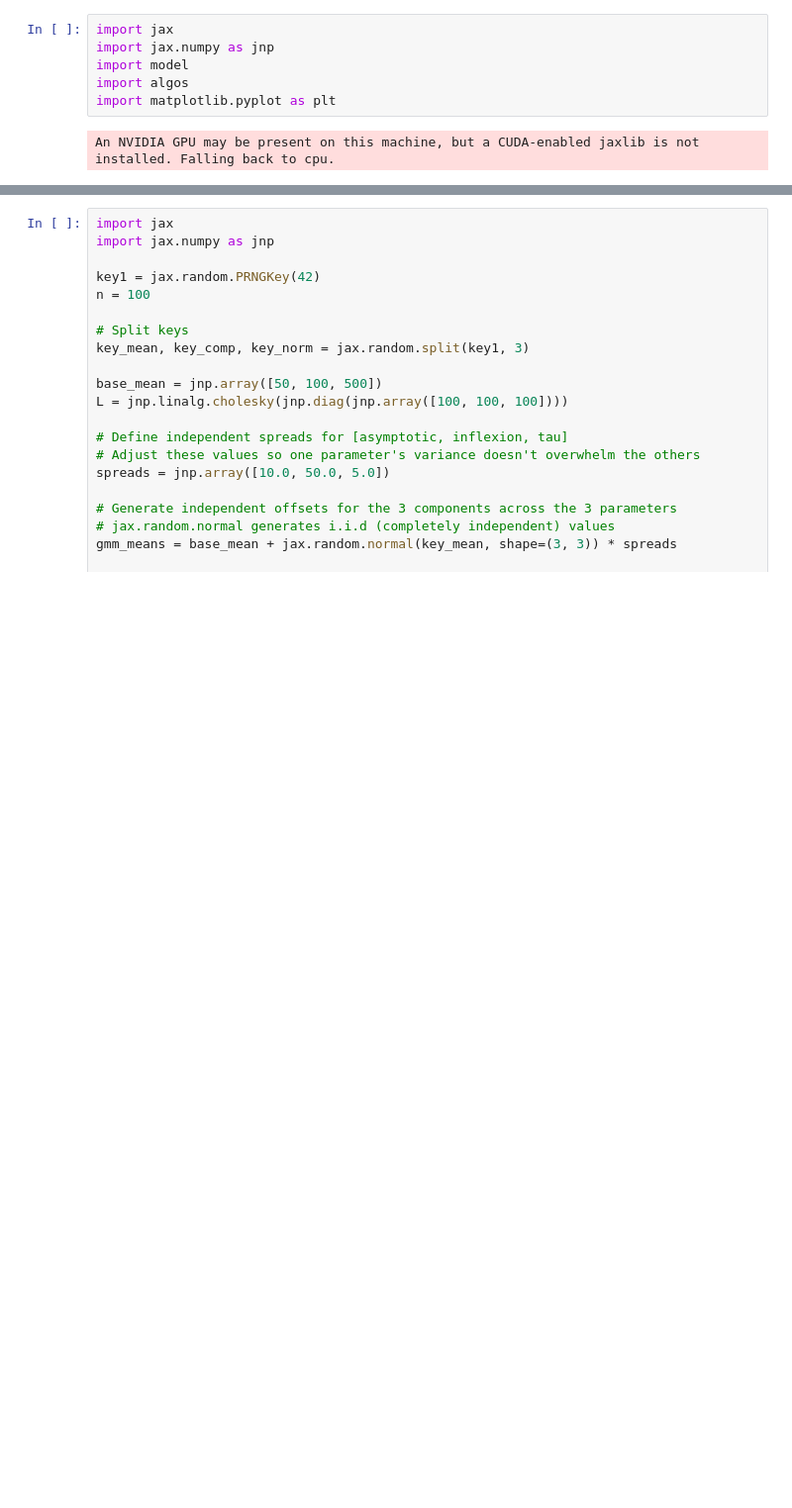
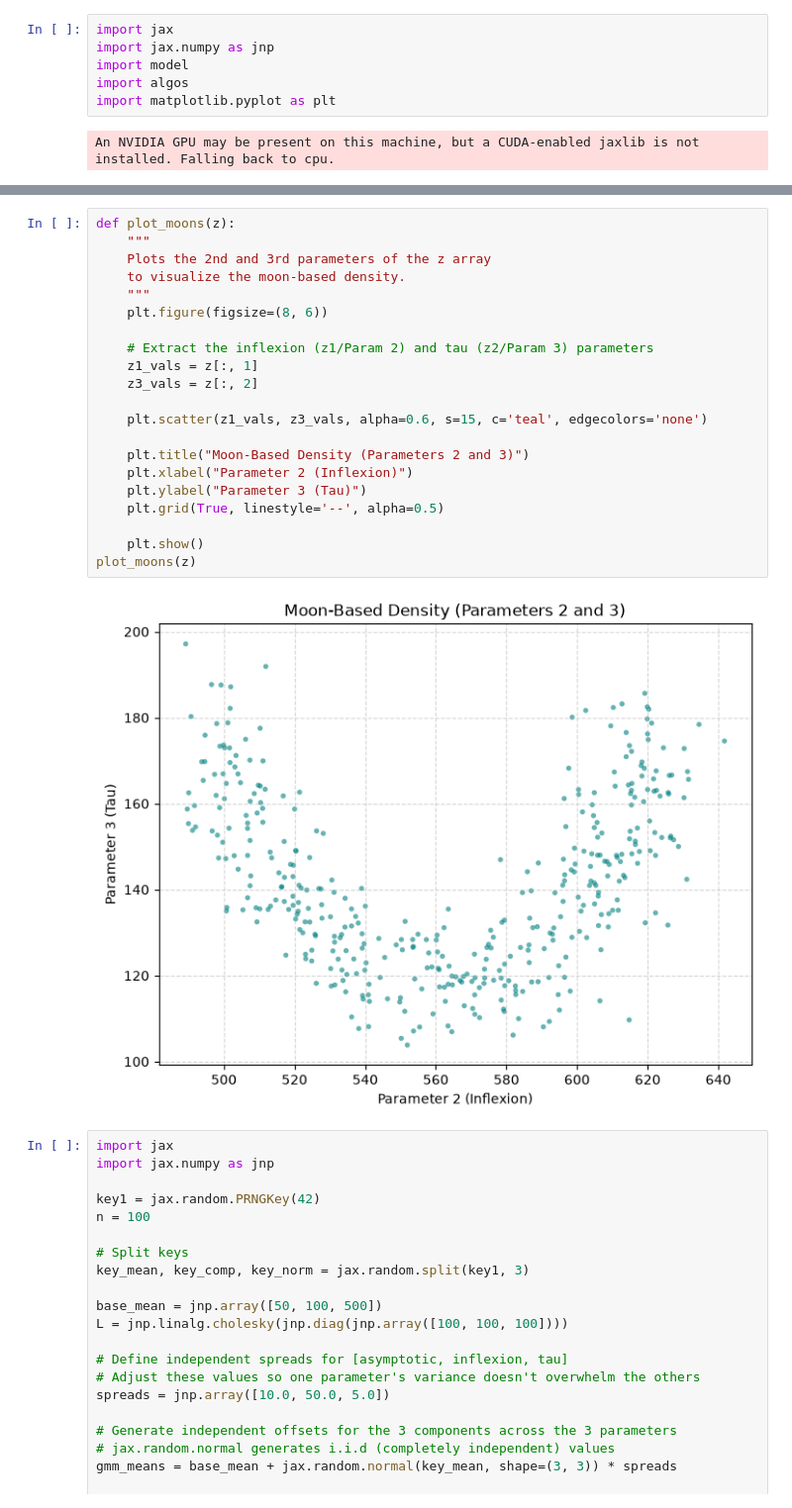
Before and after one commit to pesimachete/fisher-sgd-nlme, a Jupyter notebook: tests.ipynb, the cells around one changed output, grey strips where cells are left out. Shown at 99% size. Cells and saved outputs as stored; diff of their text form; blank space fills up the shorter version.

```diff
--- a/tests.ipynb
+++ b/tests.ipynb
@@ -53,3 +53,26 @@ plt.plot(t,y.T)
+# %%
+def plot_moons(z):
+    """
+    Plots the 2nd and 3rd parameters of the z array
+    to visualize the moon-based density.
+    """
+    plt.figure(figsize=(8, 6))
+
+    # Extract the inflexion (z1/Param 2) and tau (z2/Param 3) parameters
+    z1_vals = z[:, 1]
+    z3_vals = z[:, 2]
+
+    plt.scatter(z1_vals, z3_vals, alpha=0.6, s=15, c='teal', edgecolors='none')
+
+    plt.title("Moon-Based Density (Parameters 2 and 3)")
+    plt.xlabel("Parameter 2 (Inflexion)")
+    plt.ylabel("Parameter 3 (Tau)")
+    plt.grid(True, linestyle='--', alpha=0.5)
+
+    plt.show()
+plot_moons(z)
+# %% [output]
+[figure, added]
 # %%
 import jax
 import jax.numpy as jnp
```
Also changed, not shown: parts of 1 cell of this notebook, 13 other files.
